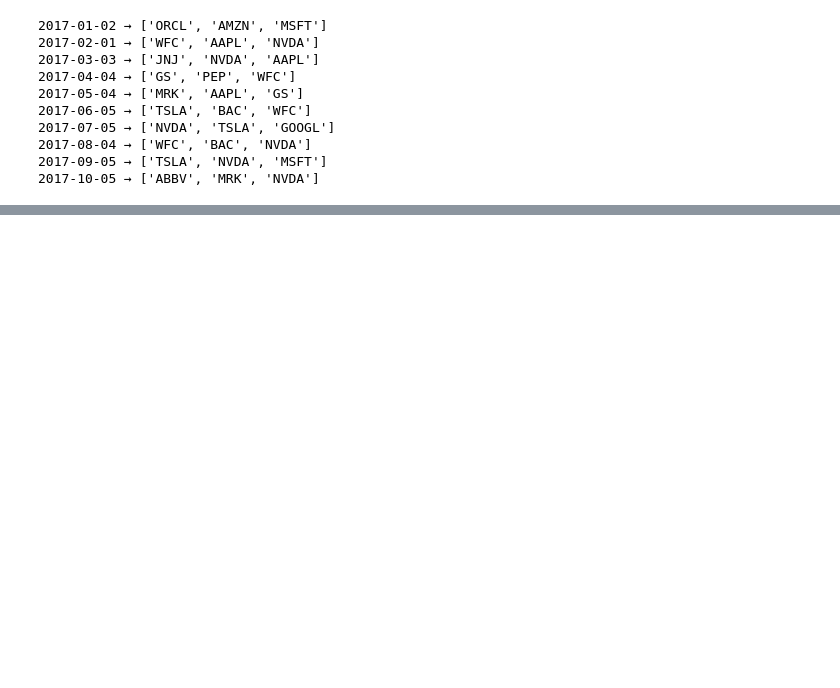
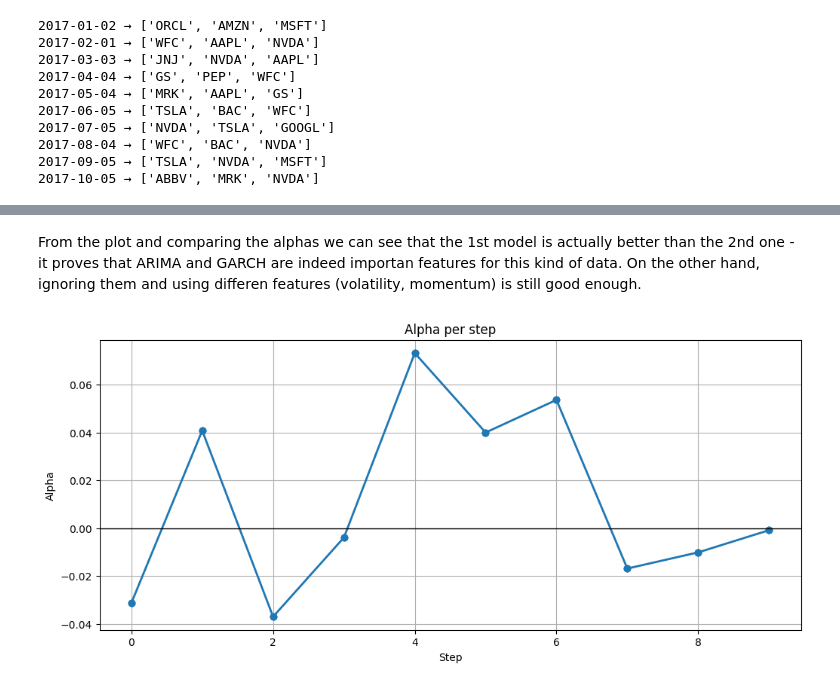
Before and after one commit to MariaNowacka/ml_project, a Jupyter notebook: notebooks/code_final.ipynb, the cells around one changed output, grey strips where cells are left out. Drawn from its saved outputs; the diff is of its cells as text; code cells hidden in the pictures; blank space fills up the shorter version.

```diff
--- a/notebooks/code_final.ipynb
+++ b/notebooks/code_final.ipynb
@@ -690 +708,36 @@ New Model Alpha: 10.608466190294337
 Difference (New - Old): -1.278788689781365
+# %% [markdown]
+From the plot and comparing the alphas we can see that the 1st model is actually better than the 2nd one - it proves that ARIMA and GARCH are indeed importan features for this kind of data. On the other hand, ignoring them and using differen features (volatility, momentum) is still good enough.
+# %%
+mlflow.set_tracking_uri("sqlite:///mlflow.db")
+client = MlflowClient()
+
+exp = client.get_experiment_by_name("Model_1_Classification_Backtest")
+runs = client.search_runs([exp.experiment_id])
+
+rows = []
+
+for r in runs:
+    name = r.info.run_name
+    metrics = r.data.metrics
+
+    if name.startswith("Step_"):
+
+        for k, v in metrics.items():
+            if k.startswith("alpha_step_"):
+                step = int(k.replace("alpha_step_", ""))
+                rows.append({"step": step, "alpha": v})
+
+df_alpha = pd.DataFrame(rows).sort_values("step")
+
+
+plt.figure(figsize=(12,5))
+plt.plot(df_alpha["step"], df_alpha["alpha"], marker="o", lw=2)
+plt.axhline(0, color="black", lw=1)
+plt.grid(True)
+plt.title("Alpha per step")
+plt.xlabel("Step")
+plt.ylabel("Alpha")
+plt.show()
+# %% [output]
+[figure, added]
```
Also changed, not shown: parts of 12 cells of this notebook, 3 other files.
